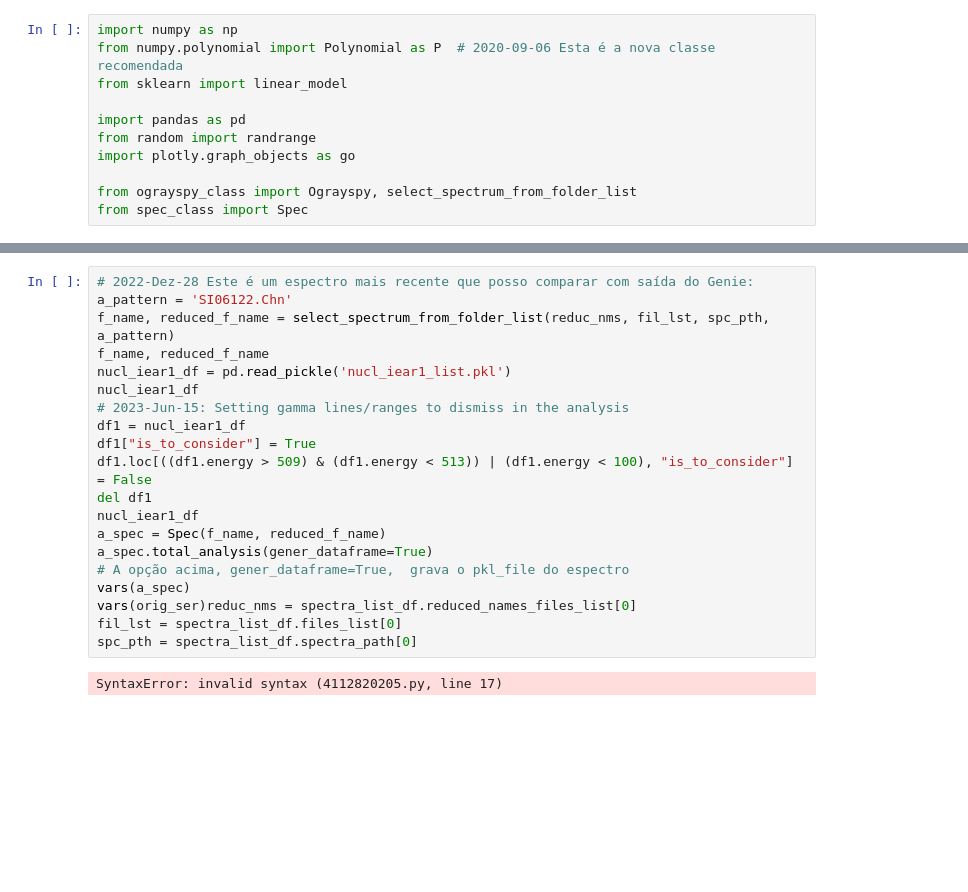
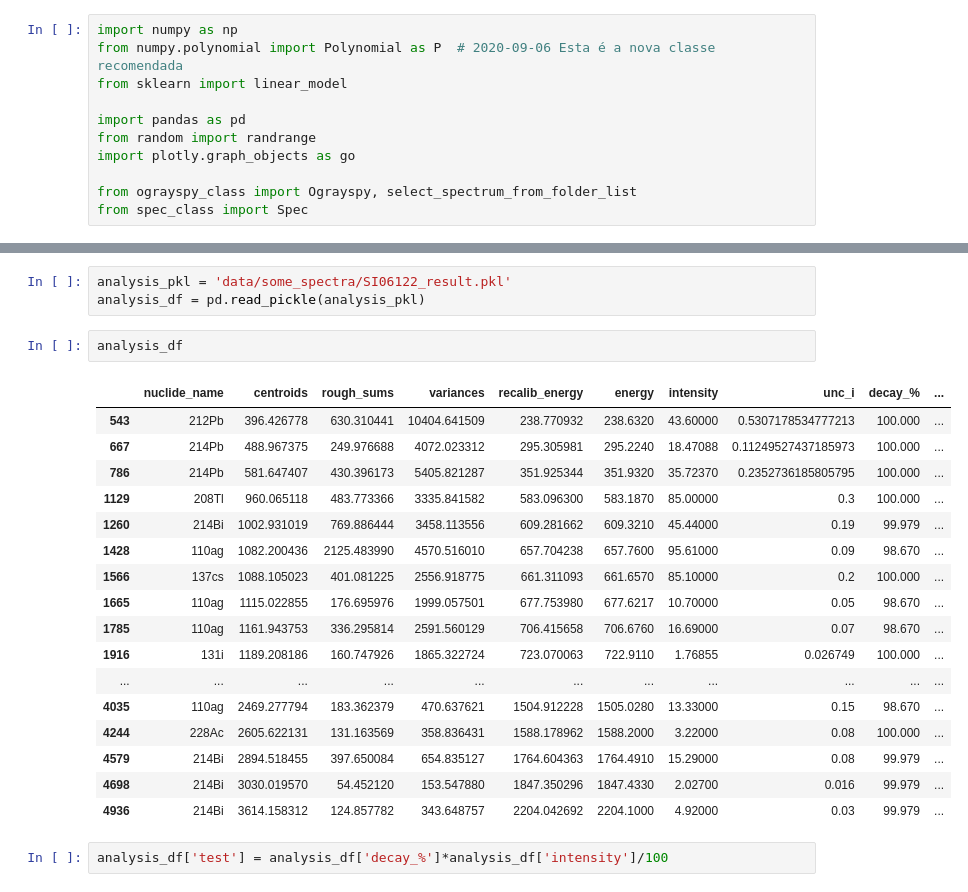
Before and after one commit to terrabela/OGRaySpY, a Jupyter notebook: activity_calculation.ipynb, the cells around one changed output, grey strips where cells are left out. Saved outputs shown, nothing was run; the diff lists cells and outputs as text; blank space fills up the shorter version.

Commit message:
Separating: nucl_id, activ_calc

```diff
--- a/activity_calculation.ipynb
+++ b/activity_calculation.ipynb
@@ -54,22 +12,25 @@ spectra_list_df
-# %%
-# 2022-Dez-28 Este é um espectro mais recente que posso comparar com saída do Genie:
-a_pattern = 'SI06122.Chn'
-f_name, reduced_f_name = select_spectrum_from_folder_list(reduc_nms, fil_lst, spc_pth, a_pattern)
-f_name, reduced_f_name
-nucl_iear1_df = pd.read_pickle('nucl_iear1_list.pkl')
-nucl_iear1_df
-# 2023-Jun-15: Setting gamma lines/ranges to dismiss in the analysis
-df1 = nucl_iear1_df
-df1["is_to_consider"] = True
-df1.loc[((df1.energy > 509) & (df1.energy < 513)) | (df1.energy < 100), "is_to_consider"] = False
-del df1
-nucl_iear1_df
-a_spec = Spec(f_name, reduced_f_name)
-a_spec.total_analysis(gener_dataframe=True)
-# A opção acima, gener_dataframe=True,  grava o pkl_file do espectro
-vars(a_spec)
-vars(orig_ser)reduc_nms = spectra_list_df.reduced_names_files_list[0]
-fil_lst = spectra_list_df.files_list[0]
-spc_pth = spectra_list_df.spectra_path[0]
-# %% [output]
-SyntaxError: invalid syntax (4112820205.py, line 17)
+# %%
+analysis_pkl = 'data/some_spectra/SI06122_result.pkl'
+analysis_df = pd.read_pickle(analysis_pkl)
+# %%
+analysis_df
+# %% [output]
+|  | nuclide_name | centroids | rough_sums | variances | recalib_energy | energy | intensity | unc_i | decay_% | ... |
+| 543 | 212Pb | 396.426778 | 630.310441 | 10404.641509 | 238.770932 | 238.6320 | 43.60000 | 0.5307178534777213 | 100.000 | ... |
+| 667 | 214Pb | 488.967375 | 249.976688 | 4072.023312 | 295.305981 | 295.2240 | 18.47088 | 0.11249527437185973 | 100.000 | ... |
+| 786 | 214Pb | 581.647407 | 430.396173 | 5405.821287 | 351.925344 | 351.9320 | 35.72370 | 0.2352736185805795 | 100.000 | ... |
+| 1129 | 208Tl | 960.065118 | 483.773366 | 3335.841582 | 583.096300 | 583.1870 | 85.00000 | 0.3 | 100.000 | ... |
+| 1260 | 214Bi | 1002.931019 | 769.886444 | 3458.113556 | 609.281662 | 609.3210 | 45.44000 | 0.19 | 99.979 | ... |
+| 1428 | 110ag | 1082.200436 | 2125.483990 | 4570.516010 | 657.704238 | 657.7600 | 95.61000 | 0.09 | 98.670 | ... |
+| 1566 | 137cs | 1088.105023 | 401.081225 | 2556.918775 | 661.311093 | 661.6570 | 85.10000 | 0.2 | 100.000 | ... |
+| 1665 | 110ag | 1115.022855 | 176.695976 | 1999.057501 | 677.753980 | 677.6217 | 10.70000 | 0.05 | 98.670 | ... |
+| 1785 | 110ag | 1161.943753 | 336.295814 | 2591.560129 | 706.415658 | 706.6760 | 16.69000 | 0.07 | 98.670 | ... |
+| 1916 | 131i | 1189.208186 | 160.747926 | 1865.322724 | 723.070063 | 722.9110 | 1.76855 | 0.026749 | 100.000 | ... |
+| ... | ... | ... | ... | ... | ... | ... | ... | ... | ... | ... |
+| 4035 | 110ag | 2469.277794 | 183.362379 | 470.637621 | 1504.912228 | 1505.0280 | 13.33000 | 0.15 | 98.670 | ... |
+| 4244 | 228Ac | 2605.622131 | 131.163569 | 358.836431 | 1588.178962 | 1588.2000 | 3.22000 | 0.08 | 100.000 | ... |
+| 4579 | 214Bi | 2894.518455 | 397.650084 | 654.835127 | 1764.604363 | 1764.4910 | 15.29000 | 0.08 | 99.979 | ... |
+| 4698 | 214Bi | 3030.019570 | 54.452120 | 153.547880 | 1847.350296 | 1847.4330 | 2.02700 | 0.016 | 99.979 | ... |
+| 4936 | 214Bi | 3614.158312 | 124.857782 | 343.648757 | 2204.042692 | 2204.1000 | 4.92000 | 0.03 | 99.979 | ... |
+# %%
+analysis_df['test'] = analysis_df['decay_%']*analysis_df['intensity']/100
```
Also changed, not shown: parts of 4 cells of this notebook, 1 other file.
